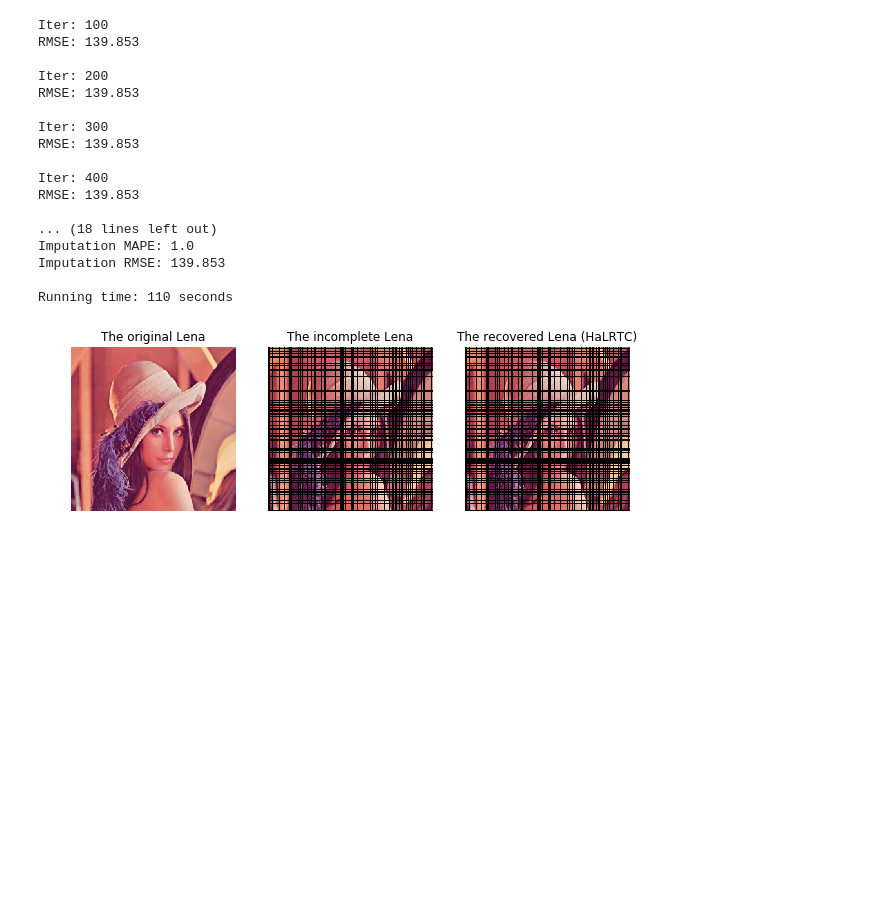
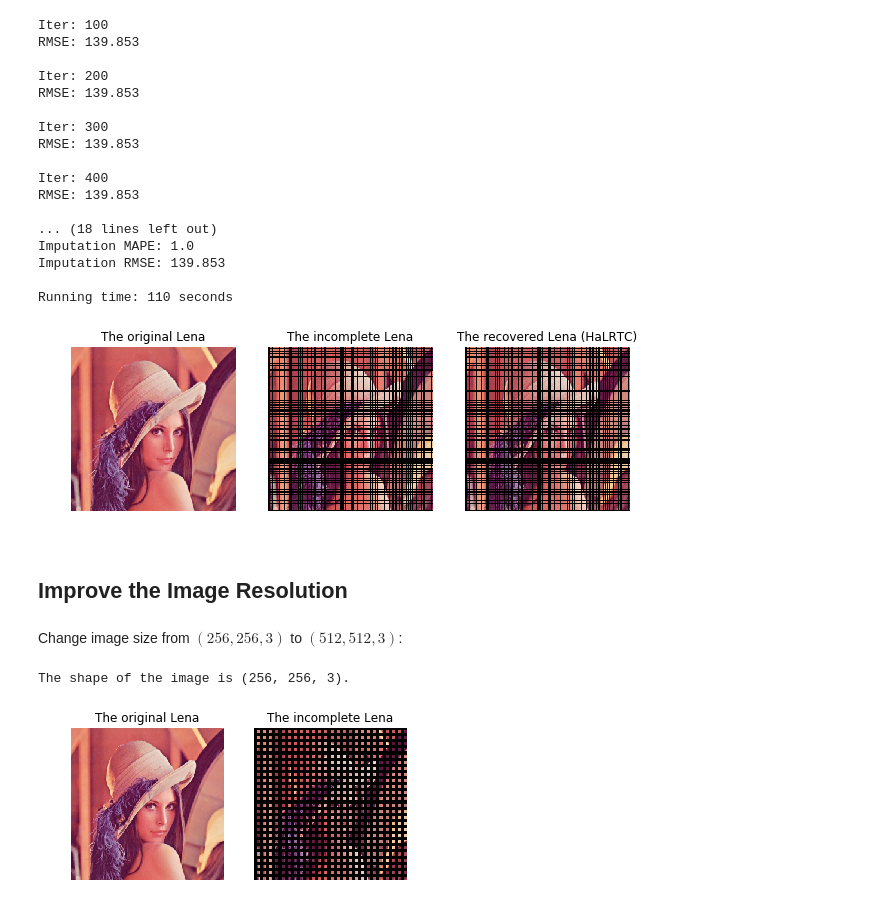
Before and after one commit to xinychen/Tensor4ML, a Jupyter notebook: content/GLTC.ipynb, the cells around one changed output. Cells and saved outputs as stored; diff of their text form; code cells hidden in the pictures; blank space fills up the shorter version.

```diff
--- a/content/GLTC.ipynb
+++ b/content/GLTC.ipynb
@@ -437,2 +438,35 @@ plt.show()
 # %% [output]
 [figure]
+# %% [markdown]
+## Improve the Image Resolution
+# %% [markdown]
+Change image size from $\left(256,256,3\right)$ to $\left(512,512,3\right)$:
+# %%
+import numpy as np
+import imageio
+import matplotlib.pyplot as plt
+
+lena = imageio.imread('../images/lena.bmp')
+print('The shape of the image is {}.'.format(lena.shape))
+
+dim1, dim2, dim3 = lena.shape
+lena_in = lena.copy()
+for i in range(int(dim1/2)):
+    lena_in[2*i, :, :] = 0
+for j in range(int(dim2/2)):
+    lena_in[:, 2*j, :] = 0
+
+plt.subplot(1, 2, 1)
+plt.imshow(lena)
+plt.title('The original Lena')
+plt.axis('off')
+
+plt.subplot(1, 2, 2)
+plt.imshow(lena_in)
+plt.title('The incomplete Lena')
+plt.axis("off")
+
+plt.show()
+# %% [output]
+The shape of the image is (256, 256, 3).
+[figure, added]
```
Also changed, not shown: parts of 12 cells of this notebook.
